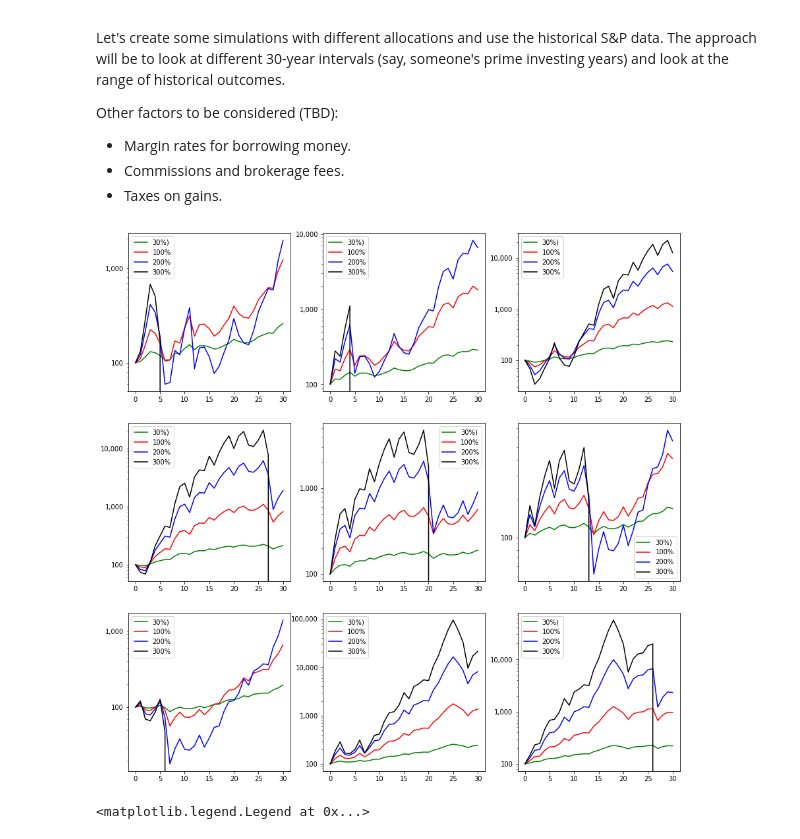
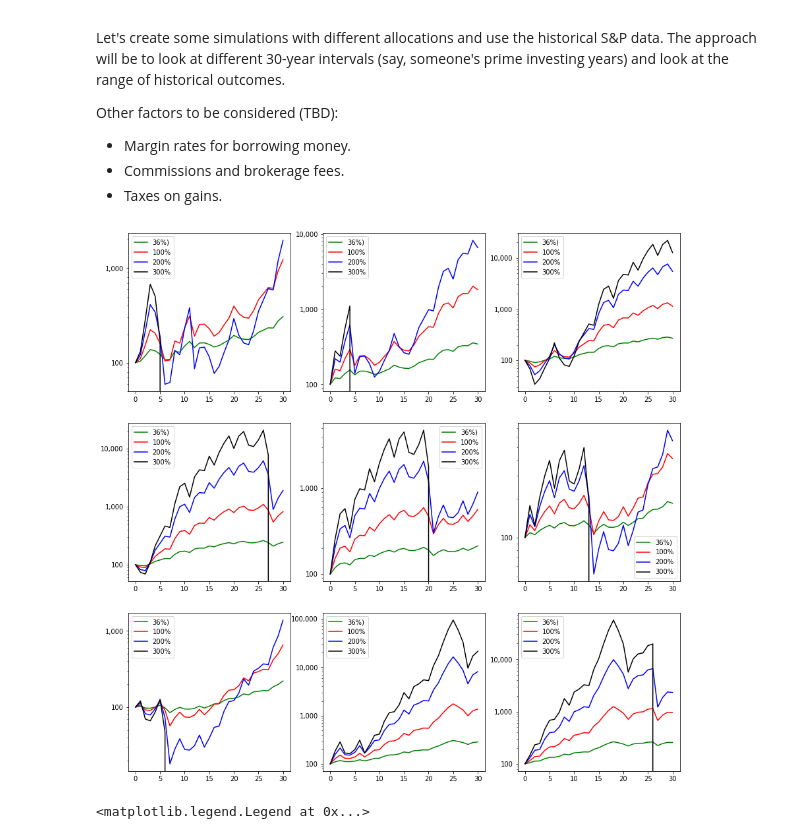
Before and after one commit to mckoss/kelly-criterion, a Jupyter notebook: index.ipynb, the cells around one changed output. Drawn from its saved outputs; the diff is of its cells as text; code cells hidden in the pictures.

```diff
--- a/index.ipynb
+++ b/index.ipynb
@@ -481,23 +481,23 @@ def strategy_testing():
 # %%
 fig, axs = plt.subplots(3, 3, figsize=(15,15))
 
 for rw in range(3):
   for col in range(3):
     i = rw * 3 + col
     max_start = len(historical_returns) - 30 + 1
     start = i * (max_start // 9)
     returns = historical_returns[start:start+30]
     ax = axs[rw, col]
     ax.set_yscale('log')
     ax.yaxis.set_major_formatter(ticker.StrMethodFormatter('{x:,.0f}'))
 
-    ax.plot(sim_market(0.3, returns), 'green', label='30%)')
+    ax.plot(sim_market(0.36, returns), 'green', label='36%)')
     ax.plot(sim_market(1, returns), 'red', label="100%")
     ax.plot(sim_market(2, returns), 'blue', label="200%")
     ax.plot(sim_market(3, returns), 'black', label="300%")
     ax.legend()
 # %% [output]
-[figure, old version]
+[figure, new version]
 # %%
 st = strategy_testing()
 
```
Also changed, not shown: parts of 2 cells of this notebook.
